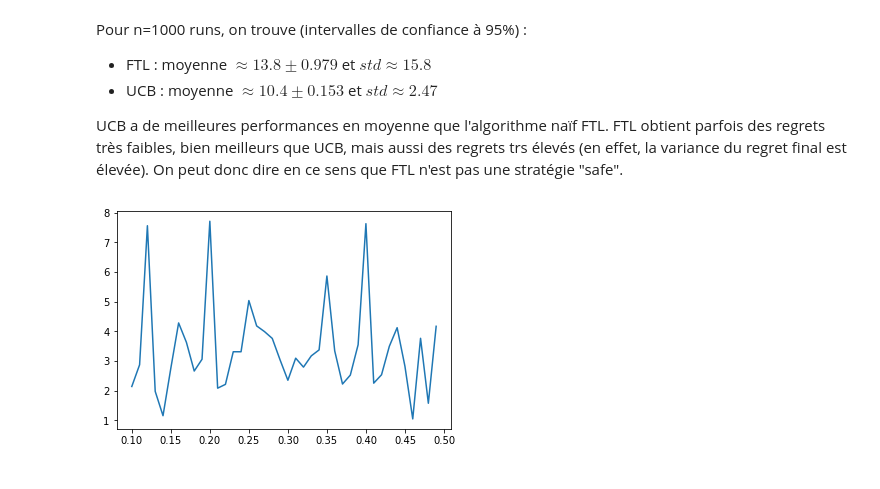
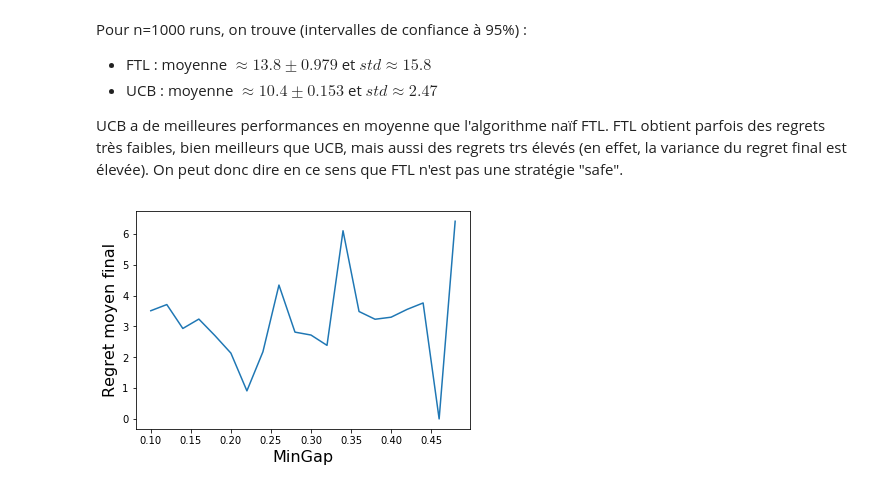
Before and after one commit to lgerrets/TP1-stochastic-multi-armed, a Jupyter notebook: TP1_Bandit_Gerretsen_Mitjans.ipynb, the cells around one changed output. Saved outputs shown, nothing was run; the diff lists cells and outputs as text; code cells hidden in the pictures.

Commit message:
2.6
+Tracé de regrets de FTL et UCB-alpha
+2 fonctions dans le script xps pour plot

```diff
--- a/TP1_Bandit_Gerretsen_Mitjans.ipynb
+++ b/TP1_Bandit_Gerretsen_Mitjans.ipynb
@@ -101,27 +101,29 @@ UCB a de meilleures performances en moyenne que l'algorithme naïf FTL. FTL obti
 # %%
 # 1. Create a bandit environment
 nbArms=3
 
-minGaps = np.arange(0.1,0.5,0.01)
+minGaps = np.arange(0.1,0.5,0.02)
 ms = np.zeros((len(minGaps),1))
 for i,minGap in enumerate(minGaps):
     bandit = env.StochasticBandit(nbArms)
     bandit.createBernoulliArms(0.1) # Using a minimal gap of 0.1
 
     #2. Create a bandit algorithm
     learner = alg.FTL(nbArms)
     #learner = alg.UCB(nbArms)
 
     #3. Run an experiment and collects data
     timeHorizon = 50
     arms,rewards,regrets,cumulativeregrets = xps.OneBanditOneLearnerOneRun(bandit, learner, timeHorizon)
 
     # 4. Generate a name and plot the data
-    n = 150
+    n = 50
     all_cumulativeregrets = xps.OneBanditOneLearnerNRuns(bandit, learner, timeHorizon, n)
 
     ms[i] = np.mean(all_cumulativeregrets[timeHorizon-1,:])
 plt.plot(minGaps,ms)
+plt.xlabel("MinGap",fontsize=16)
+plt.ylabel("Regret moyen final",fontsize=16)
 plt.show()
 # %% [output]
-[figure, old version]
+[figure, new version]
```
Also changed, not shown: parts of 8 cells of this notebook, 2 other files.
